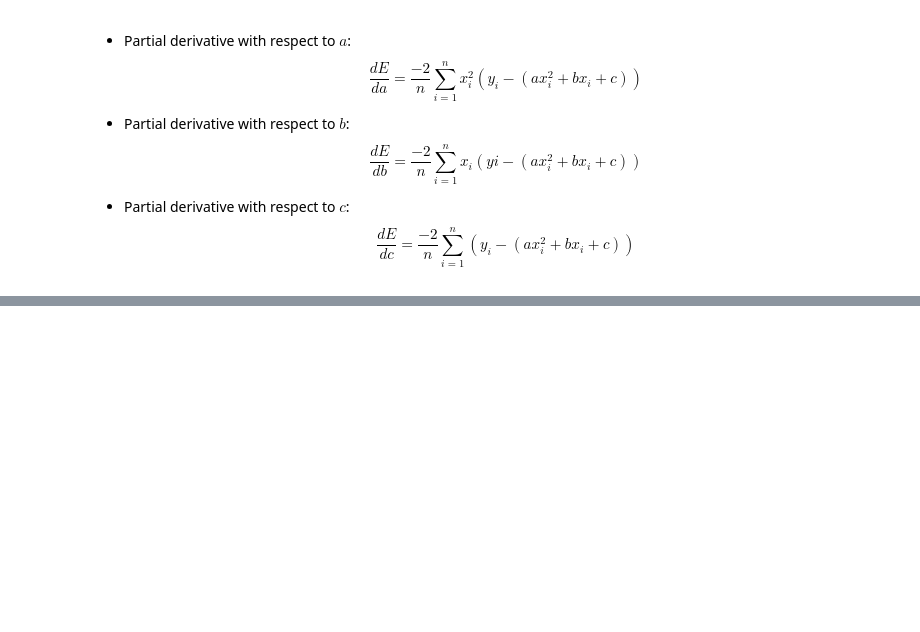
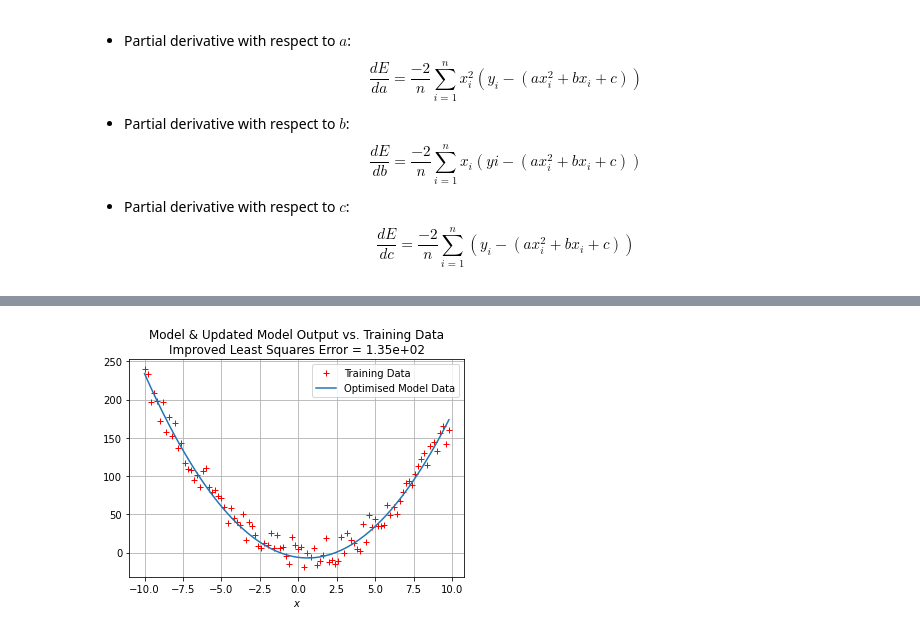
Before and after one commit to yrsci/Level8AI-CE4031-Etivity1, a Jupyter notebook: Etivity1_Regression_21208298.ipynb, the cells around one changed output, grey strips where cells are left out. Saved outputs shown, nothing was run; the diff lists cells and outputs as text; code cells hidden in the pictures; blank space fills up the shorter version.

```diff
--- a/Etivity1_Regression_21208298.ipynb
+++ b/Etivity1_Regression_21208298.ipynb
@@ -454,0 +455,28 @@ plt.show()
+# %%
+# Calculate LSE of true curve vs. training data
+lse_true = least_squares(y_train, y_true)
+
+lse_list = [lse_original]
+while lse_updated > lse_true:
+    lse_list.append(lse_updated)
+
+    # Update model coefficients using gradients
+    updated_model = update_coeffs(updated_model, x, y_train)
+    y_model_updated = compute_poly(updated_model, x)
+
+    # Compare loss of original model with updated model
+    lse_updated = least_squares(y_train, y_model_updated)
+# %%
+# Plot the optimised model & training data for comparison
+fig1 = plt.figure()
+plt.plot(x, y_train,'r+', label='Training Data')
+plt.plot(x, y_model_updated, label='Optimised Model Data')
+
+plt.title('Model & Updated Model Output vs. Training Data\nImproved Least Squares Error = {:.3}'.format(lse_updated))
+plt.xlabel('$x$')
+plt.legend()
+plt.grid()
+
+plt.show()
+# %% [output]
+[figure, added]
```
Also changed, not shown: parts of 10 cells of this notebook.
